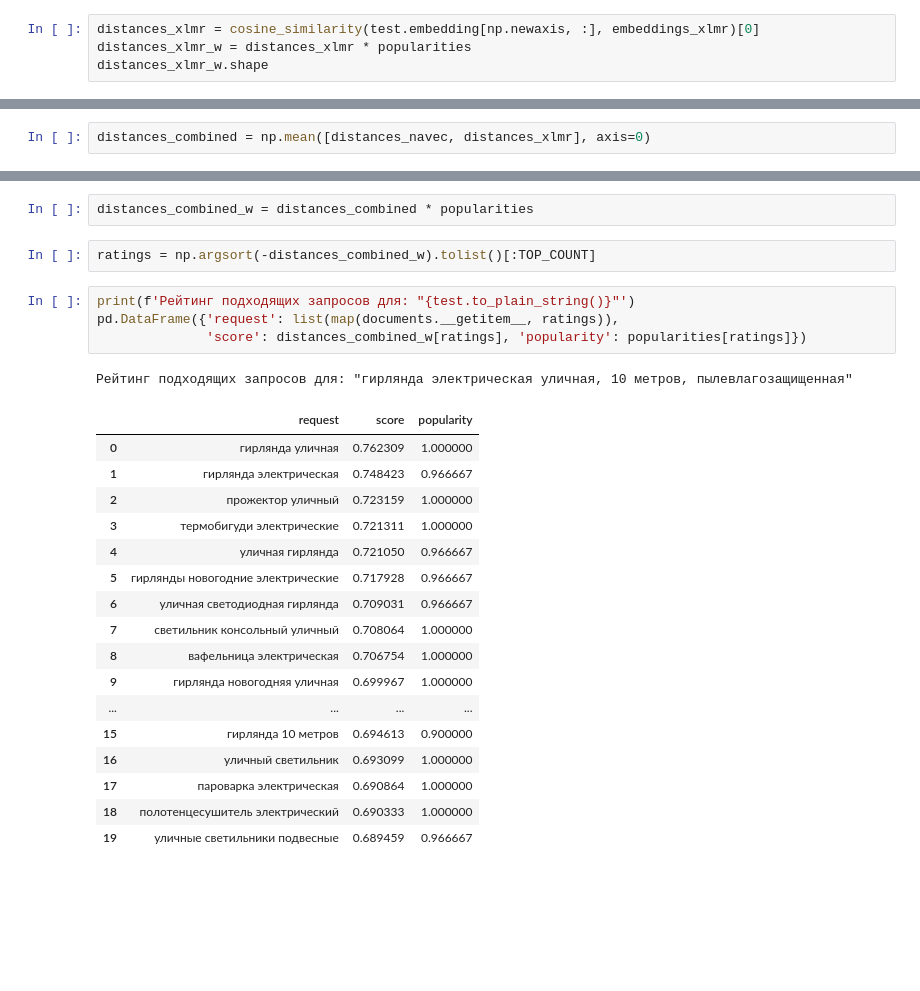
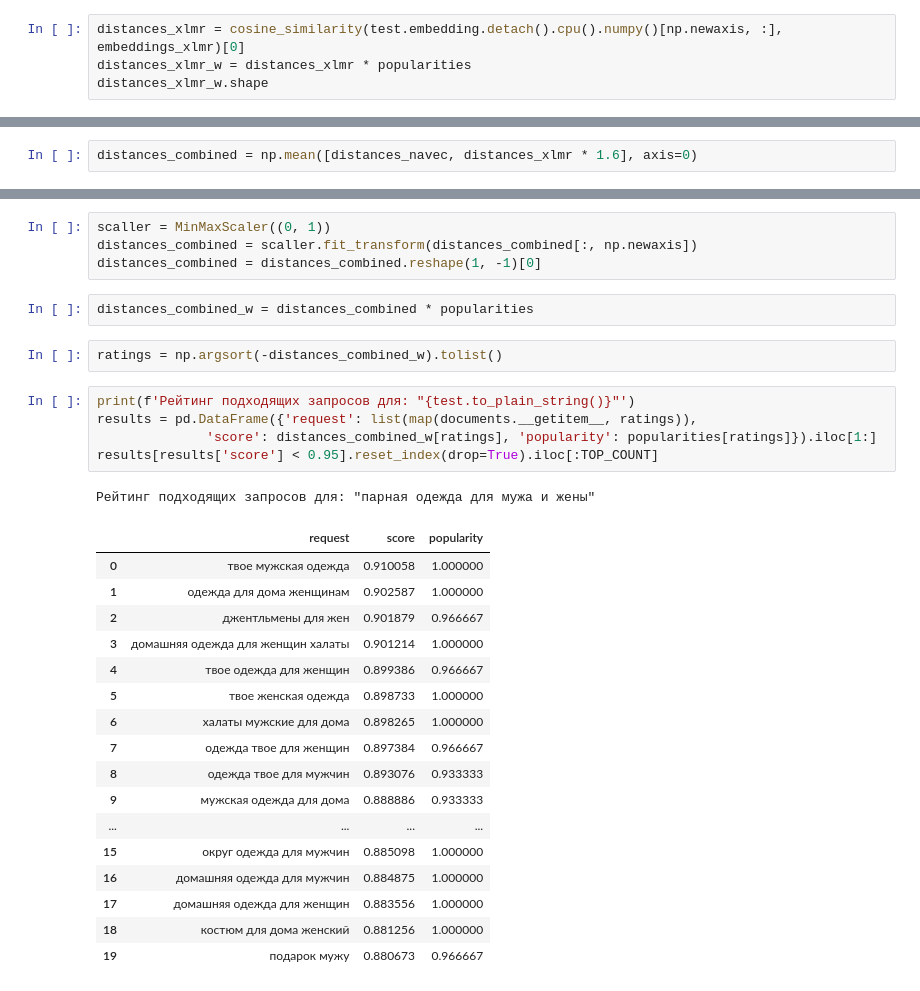
Before and after one commit to 80-20-MP/80-20-MP, a Jupyter notebook: notebooks/demonstration.ipynb, the cells around one changed output, grey strips where cells are left out. Saved outputs shown, nothing was run; the diff lists cells and outputs as text; blank space fills up the shorter version.

```diff
--- a/notebooks/demonstration.ipynb
+++ b/notebooks/demonstration.ipynb
@@ -103,5 +105,5 @@ test.to_plain_string()
 # %%
-distances_xlmr = cosine_similarity(test.embedding[np.newaxis, :], embeddings_xlmr)[0]
+distances_xlmr = cosine_similarity(test.embedding.detach().cpu().numpy()[np.newaxis, :], embeddings_xlmr)[0]
 distances_xlmr_w = distances_xlmr * popularities
 distances_xlmr_w.shape
 # %% [output]
@@ -175,4 +178,4 @@ pd.DataFrame({'request': list(map(documents.__getitem__, ratings)),
 # %% [output]
 ### Комбинация xlm-r и navec
 # %%
-distances_combined = np.mean([distances_navec, distances_xlmr], axis=0)
+distances_combined = np.mean([distances_navec, distances_xlmr * 1.6], axis=0)
@@ -179,27 +186,32 @@ distances_combined = np.mean([distances_navec, distances_xlmr], axis=0)
+# %%
+scaller = MinMaxScaler((0, 1))
+distances_combined = scaller.fit_transform(distances_combined[:, np.newaxis])
+distances_combined = distances_combined.reshape(1, -1)[0]
 # %%
 distances_combined_w = distances_combined * popularities
 # %%
-ratings = np.argsort(-distances_combined_w).tolist()[:TOP_COUNT]
+ratings = np.argsort(-distances_combined_w).tolist()
 # %%
 print(f'Рейтинг подходящих запросов для: "{test.to_plain_string()}"')
-pd.DataFrame({'request': list(map(documents.__getitem__, ratings)),
-              'score': distances_combined_w[ratings], 'popularity': popularities[ratings]})
+results = pd.DataFrame({'request': list(map(documents.__getitem__, ratings)),
+              'score': distances_combined_w[ratings], 'popularity': popularities[ratings]}).iloc[1:]
+results[results['score'] < 0.95].reset_index(drop=True).iloc[:TOP_COUNT]
 # %% [output]
-Рейтинг подходящих запросов для: "гирлянда электрическая уличная, 10 метров, пылевлагозащищенная"
+Рейтинг подходящих запросов для: "парная одежда для мужа и жены"
 |  | request | score | popularity |
-| 0 | гирлянда уличная | 0.762309 | 1.000000 |
-| 1 | гирлянда электрическая | 0.748423 | 0.966667 |
-| 2 | прожектор уличный | 0.723159 | 1.000000 |
-| 3 | термобигуди электрические | 0.721311 | 1.000000 |
-| 4 | уличная гирлянда | 0.721050 | 0.966667 |
-| 5 | гирлянды новогодние электрические | 0.717928 | 0.966667 |
-| 6 | уличная светодиодная гирлянда | 0.709031 | 0.966667 |
-| 7 | светильник консольный уличный | 0.708064 | 1.000000 |
-| 8 | вафельница электрическая | 0.706754 | 1.000000 |
-| 9 | гирлянда новогодняя уличная | 0.699967 | 1.000000 |
+| 0 | твое мужская одежда | 0.910058 | 1.000000 |
+| 1 | одежда для дома женщинам | 0.902587 | 1.000000 |
+| 2 | джентльмены для жен | 0.901879 | 0.966667 |
+| 3 | домашняя одежда для женщин халаты | 0.901214 | 1.000000 |
+| 4 | твое одежда для женщин | 0.899386 | 0.966667 |
+| 5 | твое женская одежда | 0.898733 | 1.000000 |
+| 6 | халаты мужские для дома | 0.898265 | 1.000000 |
+| 7 | одежда твое для женщин | 0.897384 | 0.966667 |
+| 8 | одежда твое для мужчин | 0.893076 | 0.933333 |
+| 9 | мужская одежда для дома | 0.888886 | 0.933333 |
 | ... | ... | ... | ... |
-| 15 | гирлянда 10 метров | 0.694613 | 0.900000 |
-| 16 | уличный светильник | 0.693099 | 1.000000 |
-| 17 | пароварка электрическая | 0.690864 | 1.000000 |
-| 18 | полотенцесушитель электрический | 0.690333 | 1.000000 |
-| 19 | уличные светильники подвесные | 0.689459 | 0.966667 |
+| 15 | округ одежда для мужчин | 0.885098 | 1.000000 |
+| 16 | домашняя одежда для мужчин | 0.884875 | 1.000000 |
+| 17 | домашняя одежда для женщин | 0.883556 | 1.000000 |
+| 18 | костюм для дома женский | 0.881256 | 1.000000 |
+| 19 | подарок мужу | 0.880673 | 0.966667 |
```
Also changed, not shown: parts of 11 cells of this notebook.
